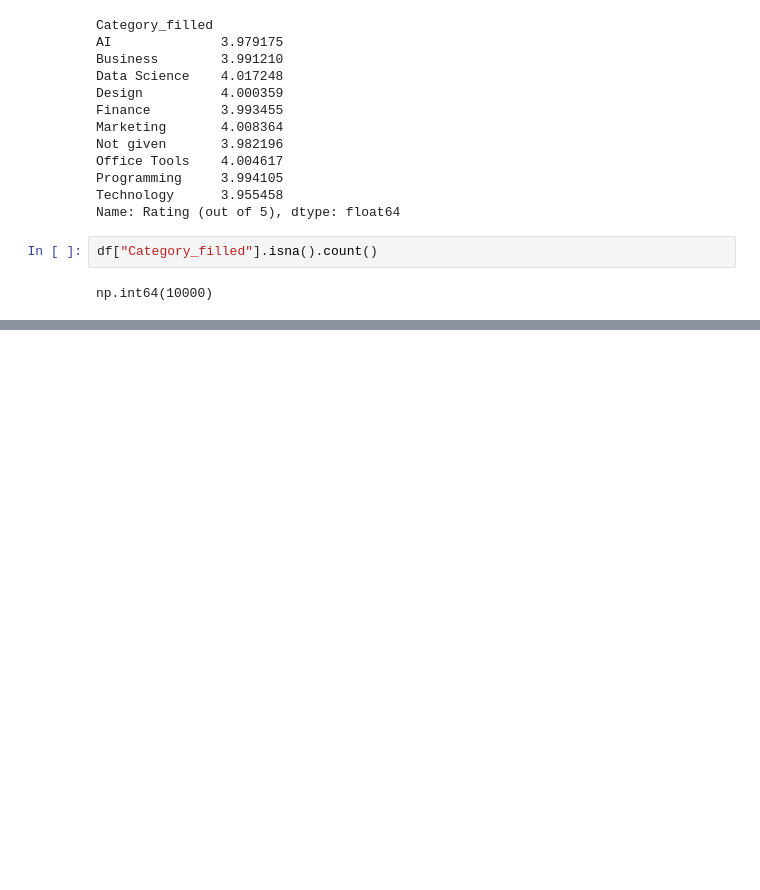
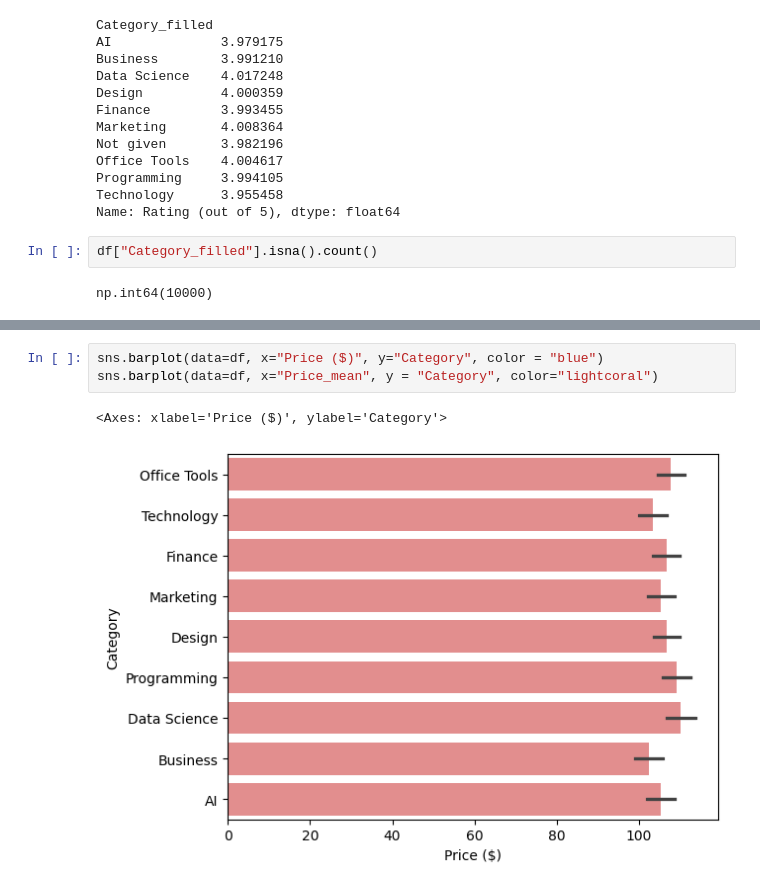
Before and after one commit to madinaAbdujabborova/exam_project, a Jupyter notebook: project.ipynb, the cells around one changed output, grey strips where cells are left out. Cells and saved outputs as stored; diff of their text form; blank space fills up the shorter version.

```diff
--- a/project.ipynb
+++ b/project.ipynb
@@ -220,0 +647,6 @@ dtype: int64
+# %%
+sns.barplot(data=df, x="Price ($)", y="Category", color = "blue")
+sns.barplot(data=df, x="Price_mean", y = "Category", color="lightcoral")
+# %% [output]
+<Axes: xlabel='Price ($)', ylabel='Category'>
+[figure, added]
```
Also changed, not shown: parts of 57 cells of this notebook, 2 other files.
